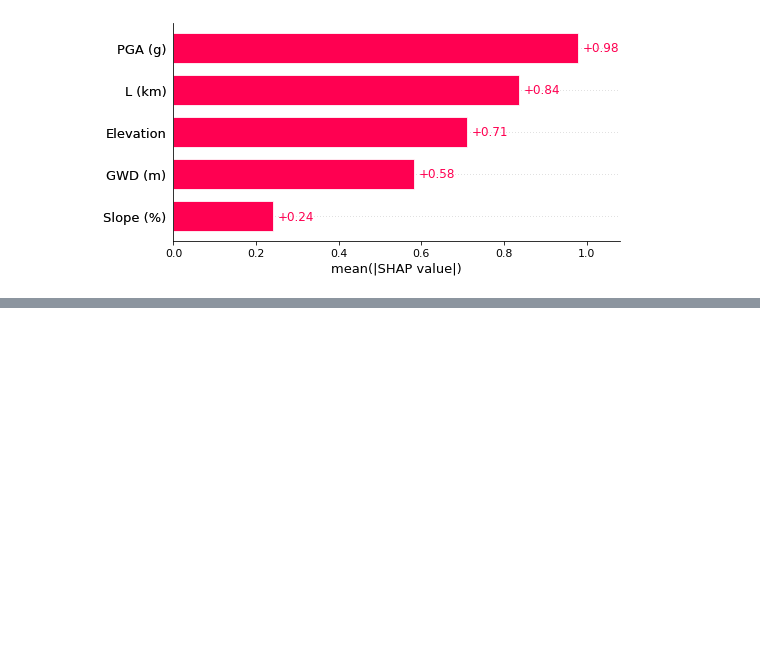
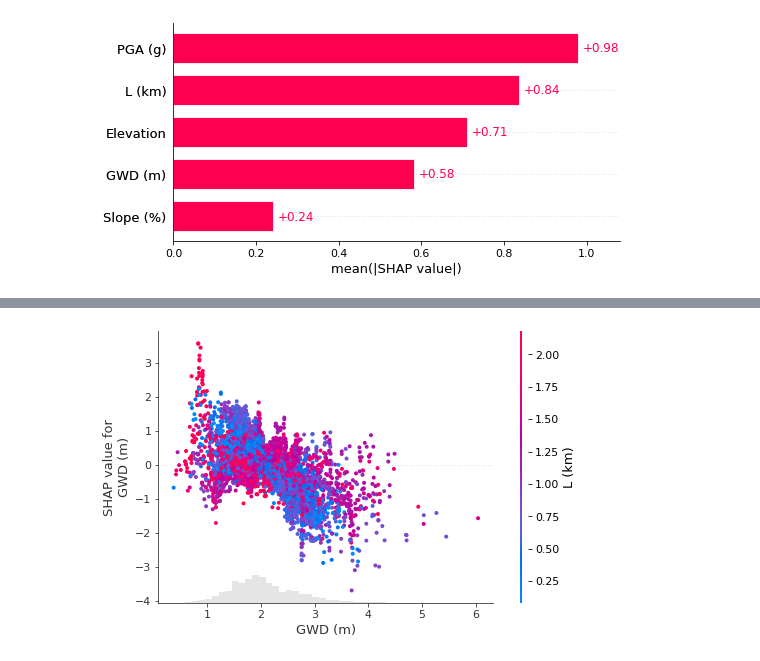
Before and after one commit to geoelements/xai-lateral-spreading, a Jupyter notebook: xgboost-classifier.ipynb, the cells around one changed output, grey strips where cells are left out. Saved outputs shown, nothing was run; the diff lists cells and outputs as text; code cells hidden in the pictures; blank space fills up the shorter version.

```diff
--- a/xgboost-classifier.ipynb
+++ b/xgboost-classifier.ipynb
@@ -90,0 +104,4 @@ shap.plots.bar(shap_values)
+# %%
+shap.plots.scatter(shap_values[:,"GWD (m)"], color=shap_values)
+# %% [output]
+[figure, added]
```
Also changed, not shown: parts of 11 cells of this notebook.
